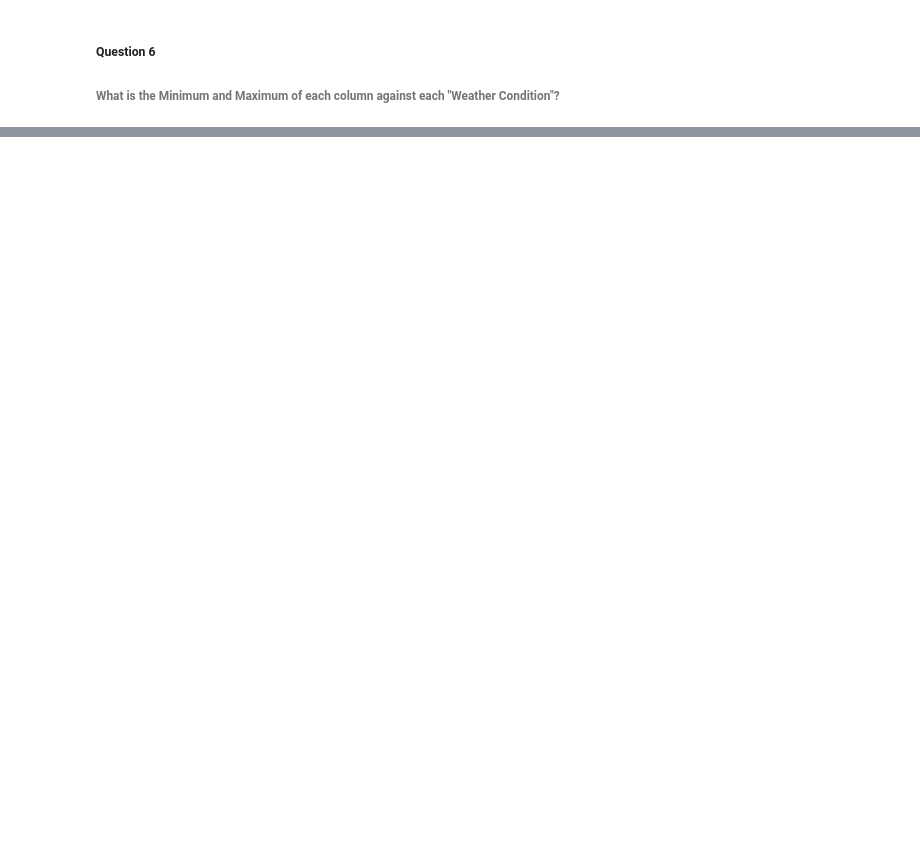
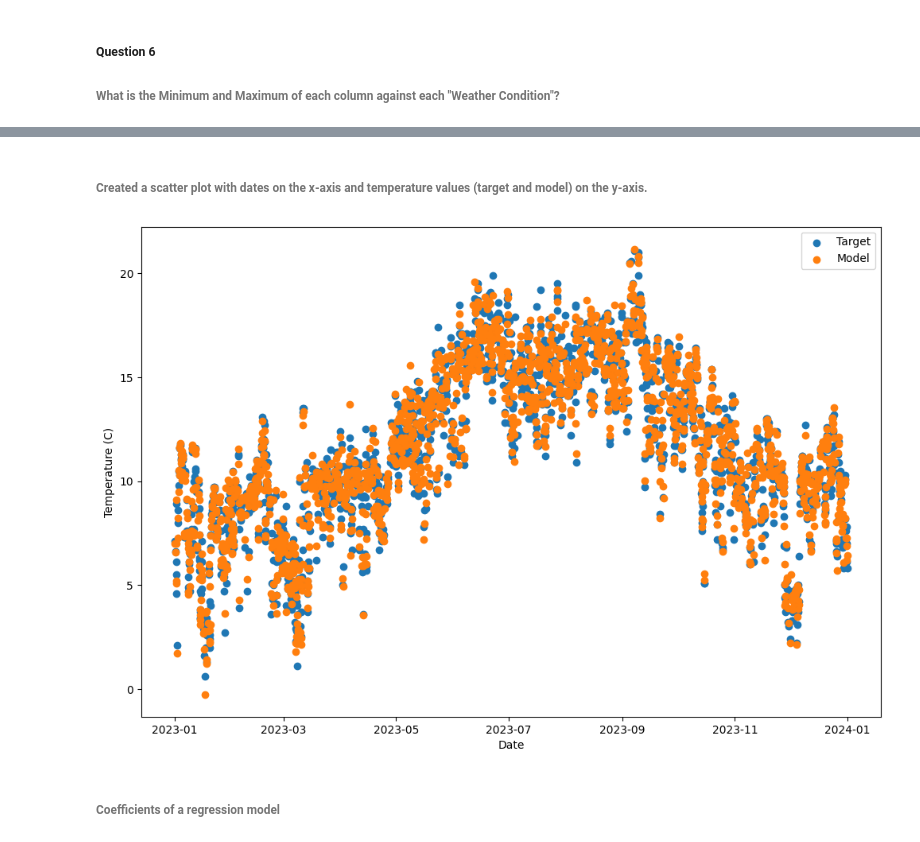
Before and after one commit to felipedds/weather-analysis, a Jupyter notebook: notebooks/analysis.ipynb, the cells around one changed output, grey strips where cells are left out. Drawn from its saved outputs; the diff is of its cells as text; code cells hidden in the pictures; blank space fills up the shorter version.

```diff
--- a/notebooks/analysis.ipynb
+++ b/notebooks/analysis.ipynb
@@ -242,0 +260,22 @@ data_interpolated.groupby("weather_condition").max()
+# %%
+data_interpolated = data_interpolated[(data_interpolated["date"] >= "2023-01-01") & (data_interpolated["date"] <= "2024-01-01")]
+
+# Defining the model's target
+data_interpolated["target"] = data_interpolated.shift(-1)["temp"]
+
+# Making a copy of the data frame just cut off the last row
+data_interpolated = data_interpolated.iloc[:-1, :].copy()
+print(data_interpolated.tail())
+
+# Split the data into features (X) and target (y)
+X = data_interpolated[["rain", "wetb", "dewpt", "vappr", "rhum", "msl", "wdsp", "wddir", "weather_condition"]]
+y = data_interpolated["target"]
+
+# Split the data into training and testing sets
+X_train, X_test, y_train, y_test = train_test_split(X, y, test_size=0.20, random_state=42)
+
+# Train the model
+model_ridge = Ridge(alpha=.1)
+model_ridge.fit(X_train, y_train)
+
+predictions = model_ridge.predict(X_test)
@@ -242,0 +299,8 @@ data_interpolated.groupby("weather_condition").max()
+# %%
+# Mean Absolute Error (MAE)
+print(mean_absolute_error(y_test, predictions))
+
+# Combined the two data to verify the value of target and predictions about the target
+combined = pd.concat([y_test, pd.Series(predictions, index=X_test.index), pd.Series(data_interpolated["date"], index=X_test.index)], axis=1)
+combined.columns = ["target", "model", "date"]
+combined.tail()
@@ -242,0 +315,15 @@ data_interpolated.groupby("weather_condition").max()
+# %% [markdown]
+###### Created a scatter plot with dates on the x-axis and temperature values (target and model) on the y-axis.
+# %%
+plt.rcParams['agg.path.chunksize'] = 10000
+plt.figure(figsize=(12, 8))
+plt.scatter(combined["date"], combined["target"], label="Target")
+plt.scatter(combined["date"], combined["model"], label="Model")
+plt.xlabel("Date")
+plt.ylabel("Temperature (C)")
+plt.legend()
+plt.show()
+# %% [output]
+[figure, added]
+# %% [markdown]
+###### Coefficients of a regression model
```
Also changed, not shown: parts of 12 cells of this notebook, 7 other files.
